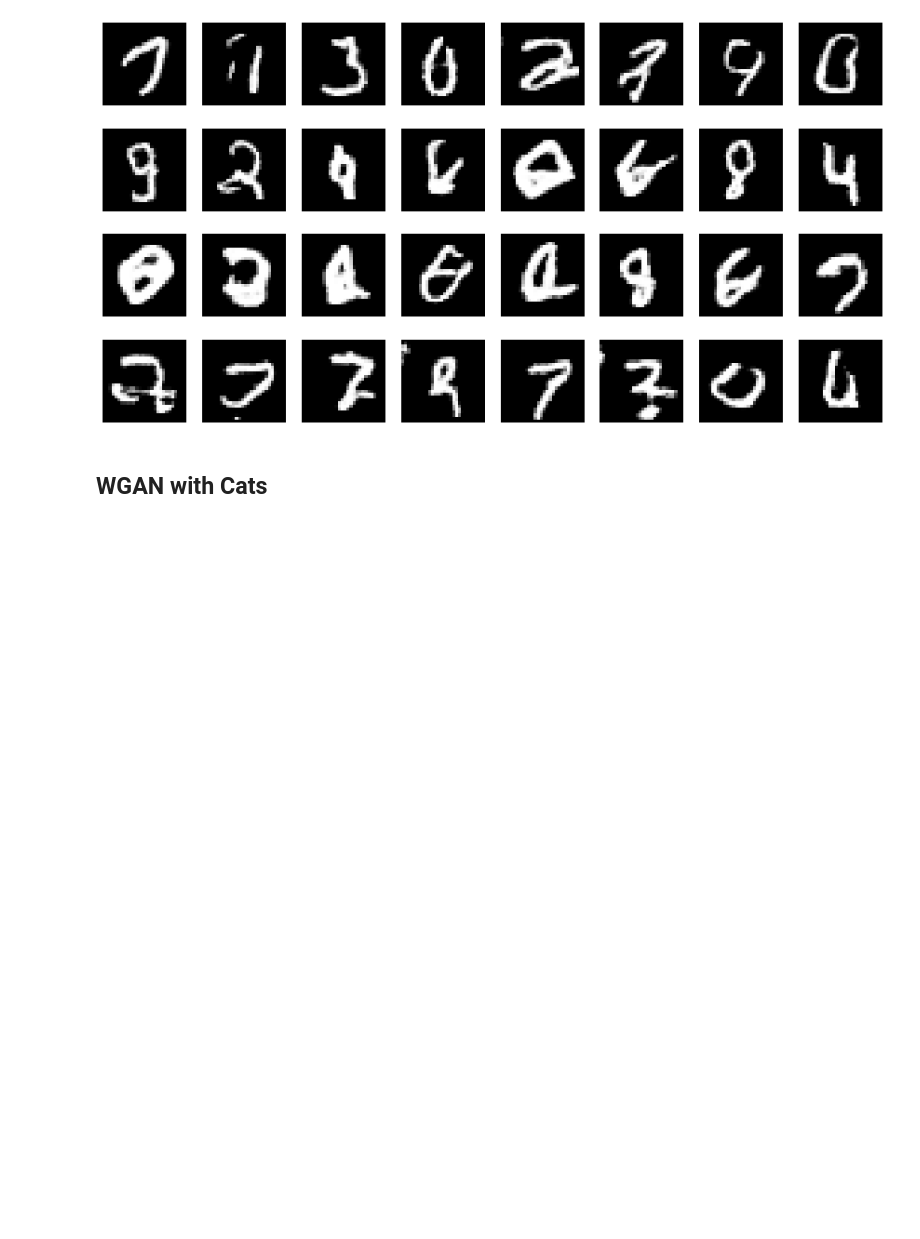
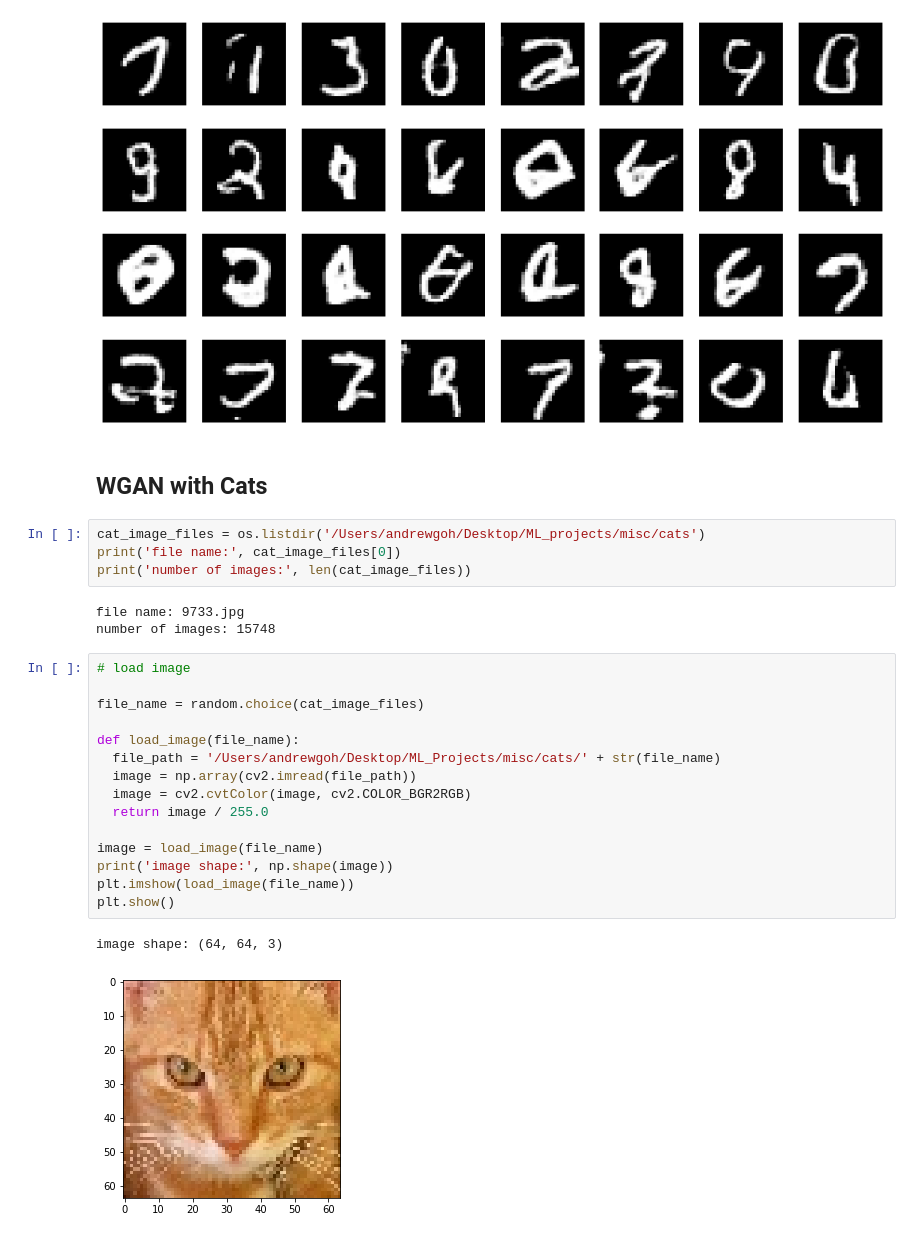
Before and after one commit to Cuzime/ML_projects, a Jupyter notebook: GANs.ipynb, the cells around one changed output. Drawn from its saved outputs; the diff is of its cells as text; blank space fills up the shorter version.

```diff
--- a/GANs.ipynb
+++ b/GANs.ipynb
@@ -228,3 +231,28 @@ for i in range(32):
 [figure]
 # %% [markdown]
 ## WGAN with Cats
+# %%
+cat_image_files = os.listdir('/Users/andrewgoh/Desktop/ML_projects/misc/cats')
+print('file name:', cat_image_files[0])
+print('number of images:', len(cat_image_files))
+# %% [output]
+file name: 9733.jpg
+number of images: 15748
+# %%
+# load image
+
+file_name = random.choice(cat_image_files)
+
+def load_image(file_name):
+  file_path = '/Users/andrewgoh/Desktop/ML_Projects/misc/cats/' + str(file_name)
+  image = np.array(cv2.imread(file_path))
+  image = cv2.cvtColor(image, cv2.COLOR_BGR2RGB)
+  return image / 255.0
+
+image = load_image(file_name)
+print('image shape:', np.shape(image))
+plt.imshow(load_image(file_name))
+plt.show()
+# %% [output]
+image shape: (64, 64, 3)
+[figure, added]
```
Also changed, not shown: parts of 4 cells of this notebook.
